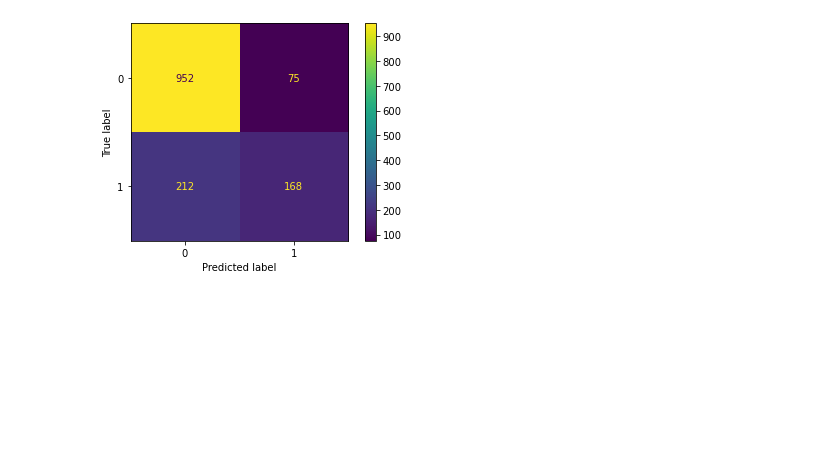
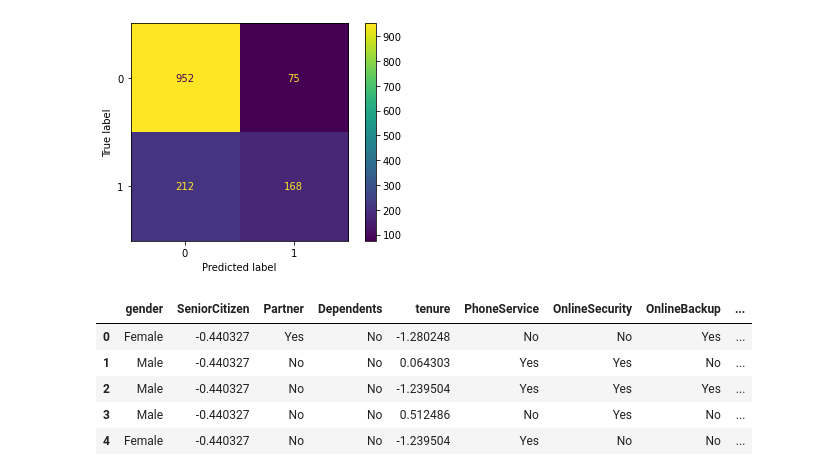
Before and after one commit to wesssp/IH_RH_DA_FT_OCT_2022, a Jupyter notebook: Class_Materials/Machine_Learning/Supervised_Learning/Lab/KNN and LR lab.ipynb, the cells around one changed output. Saved outputs shown, nothing was run; the diff lists cells and outputs as text; code cells hidden in the pictures; blank space fills up the shorter version.

```diff
--- a/Class_Materials/Machine_Learning/Supervised_Learning/Lab/KNN and LR lab.ipynb
+++ b/Class_Materials/Machine_Learning/Supervised_Learning/Lab/KNN and LR lab.ipynb
@@ -162,3 +180,14 @@ Confusion matrix for the test set
 [[952  75]
  [212 168]]
 [figure]
+# %%
+#updating transfomred numericals
+data.iloc[:, [1,4,13,14]] = numerical_sc
+data.head()
+# %% [output]
+|  | gender | SeniorCitizen | Partner | Dependents | tenure | PhoneService | OnlineSecurity | OnlineBackup | ... |
+| 0 | Female | -0.440327 | Yes | No | -1.280248 | No | No | Yes | ... |
+| 1 | Male | -0.440327 | No | No | 0.064303 | Yes | Yes | No | ... |
+| 2 | Male | -0.440327 | No | No | -1.239504 | Yes | Yes | Yes | ... |
+| 3 | Male | -0.440327 | No | No | 0.512486 | No | Yes | No | ... |
+| 4 | Female | -0.440327 | No | No | -1.239504 | Yes | No | No | ... |
```
Also changed, not shown: parts of 10 cells of this notebook.
